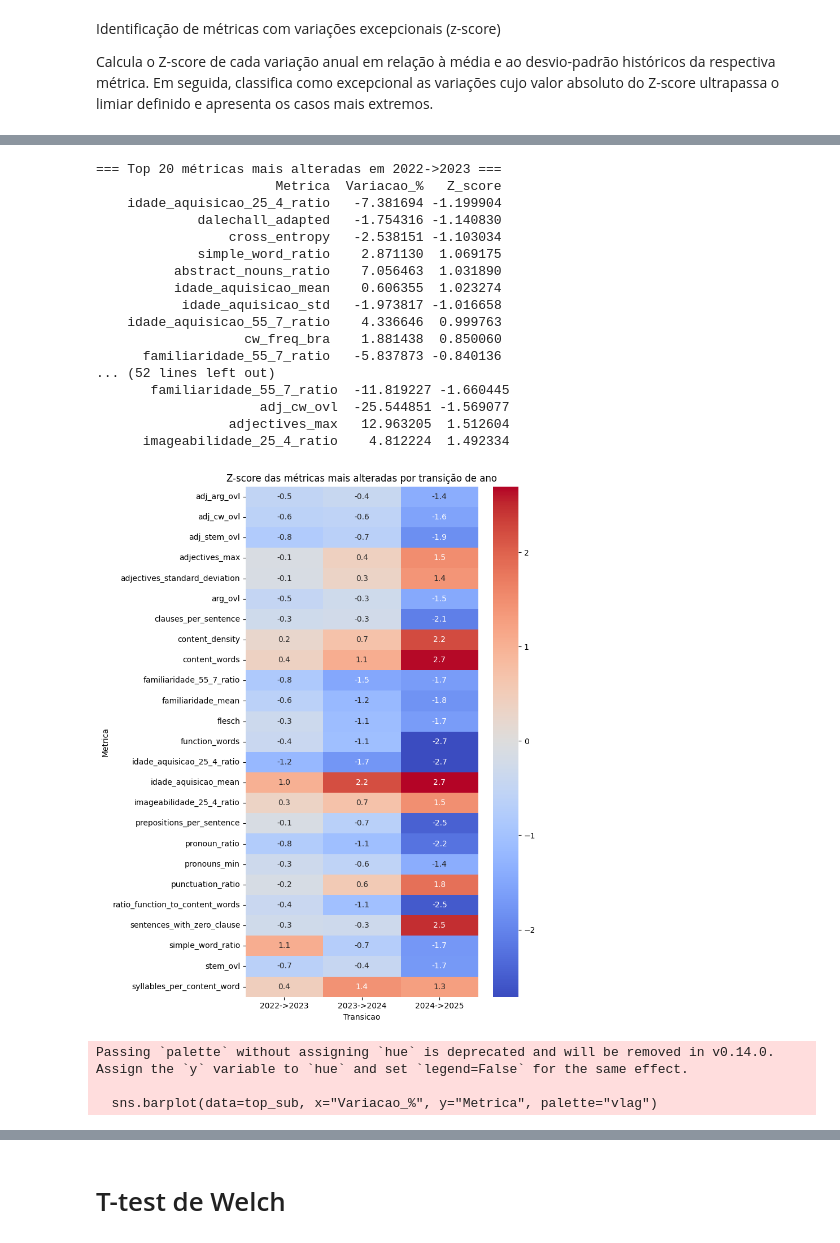
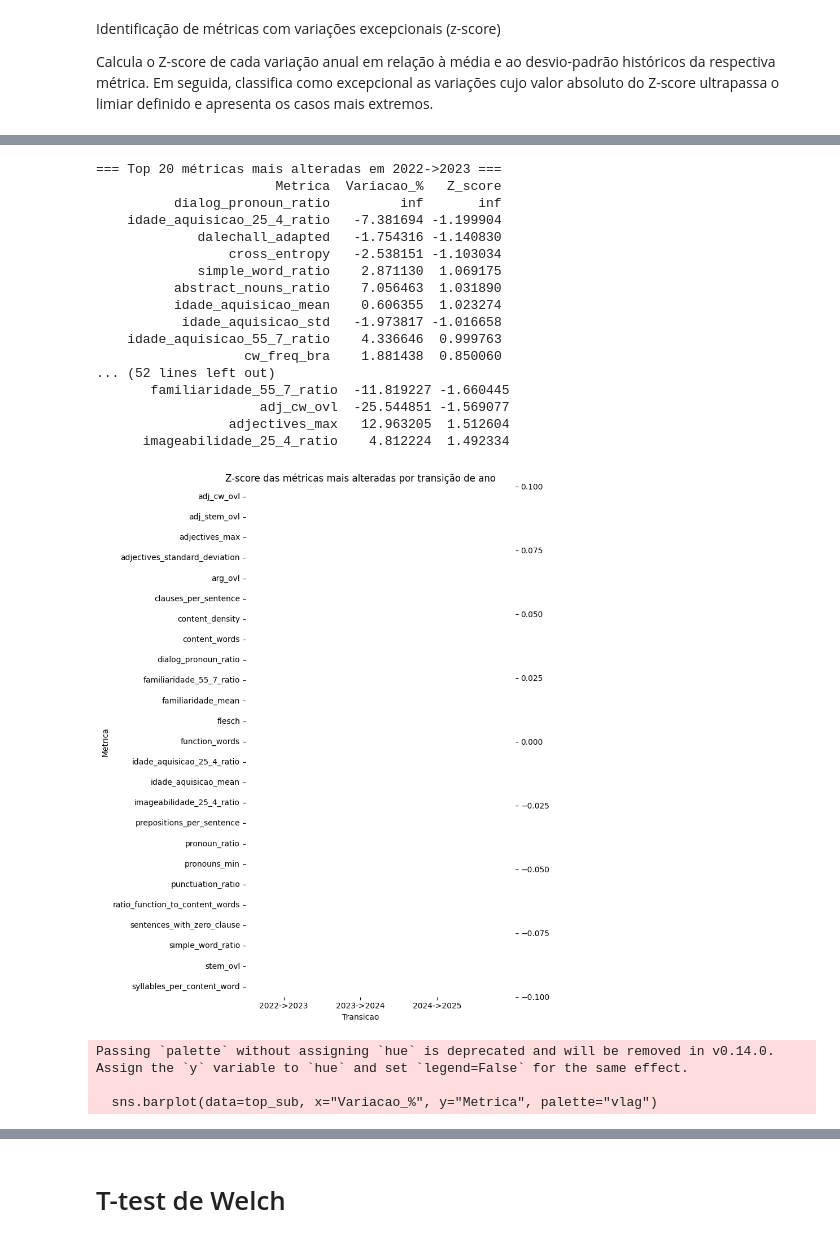
Before and after one commit to Thiago-Ruiz/Projeto-Mestrado, a Jupyter notebook: Analise-Longitudinal/longitudinal-analysis.ipynb, the cells around one changed output, grey strips where cells are left out. Drawn from its saved outputs; the diff is of its cells as text; code cells hidden in the pictures.

```diff
--- a/Analise-Longitudinal/longitudinal-analysis.ipynb
+++ b/Analise-Longitudinal/longitudinal-analysis.ipynb
@@ -149,10 +410,13 @@ variacoes_historicas = variacoes_historicas.replace(
 
 # Estatísticas históricas
 estatisticas_historicas = pd.DataFrame({
+    "métrica": variacoes_historicas.columns,
     "media_hist": variacoes_historicas.mean(),
     "desvio_hist": variacoes_historicas.std(),
     "n_hist": variacoes_historicas.count()
 })
+
+estatisticas_historicas['Grupo'] = estatisticas_historicas['métrica'].map(grupos_metricas)
 # %%
 estatisticas_historicas.head(50)
 # %% [output]
@@ -289,51 +561,35 @@ plt.show()
 
 # Gráfico de barras: variação % das top métricas na transição 2022->2023
 transicao_alvo = "2022->2023"
 if transicao_alvo in tabela_zscores["Transicao"].values:
     sub = tabela_zscores[tabela_zscores["Transicao"] == transicao_alvo]
     top_sub = sub.reindex(sub["Z_score"].abs().sort_values(ascending=False).index).head(15)
 
     plt.figure(figsize=(10, 6))
     sns.barplot(data=top_sub, x="Variacao_%", y="Metrica", palette="vlag")
     plt.title(f"Top 15 métricas com maior alteração ({transicao_alvo})")
     plt.xlabel("Variação (%)")
     plt.tight_layout()
     plt.show()
-
-# --- Série temporal de uma métrica específica (exemplo) ---
-def plot_serie_metrica(metrica):
-    plt.figure(figsize=(10, 5))
-    plt.plot(medias_anuais.index, medias_anuais[metrica], marker="o")
-    plt.axvline(x=ANO_CORTE - 0.5, color="red", linestyle="--", alpha=0.7, label="Início IA Generativa")
-    plt.title(f"Evolução da métrica: {metrica}")
-    plt.xlabel("Ano")
-    plt.ylabel("Valor médio")
-    plt.legend()
-    plt.tight_layout()
-    plt.show()
-
-# Exemplo de uso (substitua pelo nome real de uma métrica do seu dataset):
-if len(metricas_excepcionais) > 0:
-    plot_serie_metrica(metricas_excepcionais.iloc[0]["Metrica"])
 # %% [output]
 === Top 20 métricas mais alteradas em 2022->2023 ===
                        Metrica  Variacao_%   Z_score
+          dialog_pronoun_ratio         inf       inf
     idade_aquisicao_25_4_ratio   -7.381694 -1.199904
              dalechall_adapted   -1.754316 -1.140830
                  cross_entropy   -2.538151 -1.103034
              simple_word_ratio    2.871130  1.069175
           abstract_nouns_ratio    7.056463  1.031890
           idade_aquisicao_mean    0.606355  1.023274
            idade_aquisicao_std   -1.973817 -1.016658
     idade_aquisicao_55_7_ratio    4.336646  0.999763
                    cw_freq_bra    1.881438  0.850060
-      familiaridade_55_7_ratio   -5.837873 -0.840136
 ... (52 lines left out)
        familiaridade_55_7_ratio  -11.819227 -1.660445
                      adj_cw_ovl  -25.544851 -1.569077
                  adjectives_max   12.963205  1.512604
       imageabilidade_25_4_ratio    4.812224  1.492334
-[figure, old version]
+[figure, new version]
 Passing `palette` without assigning `hue` is deprecated and will be removed in v0.14.0. Assign the `y` variable to `hue` and set `legend=False` for the same effect.
 
   sns.barplot(data=top_sub, x="Variacao_%", y="Metrica", palette="vlag")
```
Also changed, not shown: parts of 15 cells of this notebook, 15 other files.
